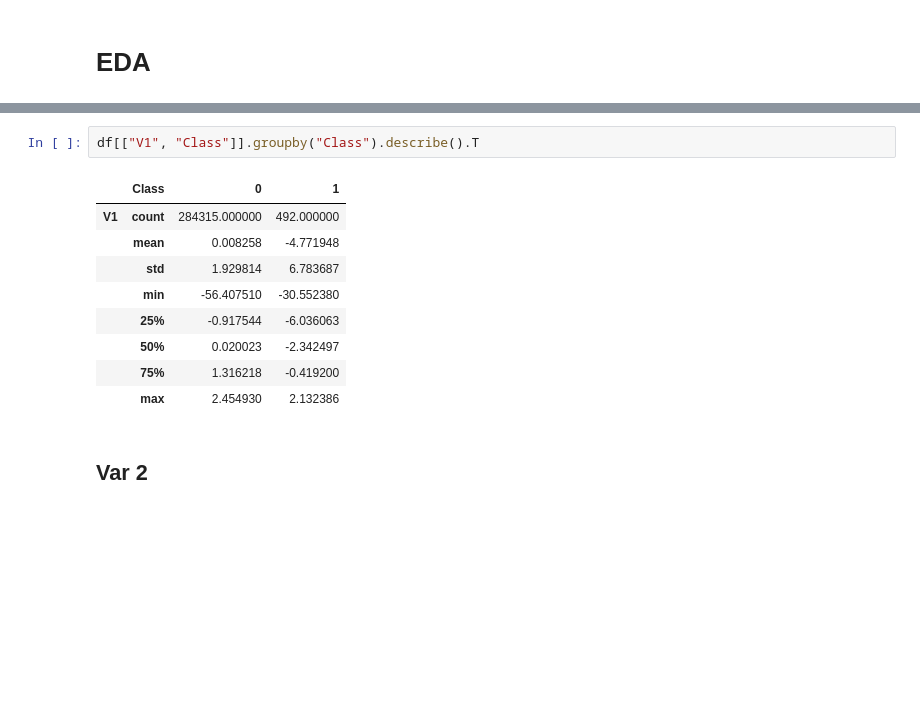
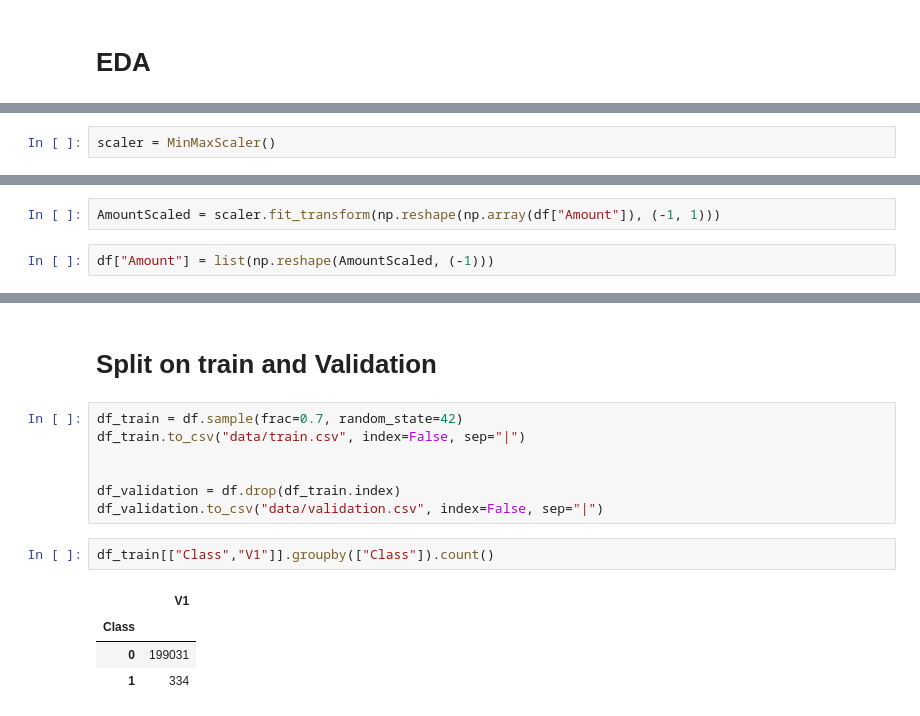
Before and after one commit to Vic16/MachineLearning_Projects, a Jupyter notebook: classification/CreditCard_FraudDetection/Credit Card Fraud Detection.ipynb, the cells around one changed output, grey strips where cells are left out. Cells and saved outputs as stored; diff of their text form; blank space fills up the shorter version.

```diff
--- a/classification/CreditCard_FraudDetection/Credit Card Fraud Detection.ipynb
+++ b/classification/CreditCard_FraudDetection/Credit Card Fraud Detection.ipynb
@@ -74,0 +153,2 @@ plotVars("V1", "Class", df)
+# %%
+scaler = MinMaxScaler()
@@ -74,0 +165,4 @@ plotVars("V1", "Class", df)
+# %%
+AmountScaled = scaler.fit_transform(np.reshape(np.array(df["Amount"]), (-1, 1)))
+# %%
+df["Amount"] = list(np.reshape(AmountScaled, (-1)))
@@ -75,14 +179,16 @@ plotVars("V1", "Class", df)
+# %% [markdown]
+# Split on train and Validation
+# %%
+df_train = df.sample(frac=0.7, random_state=42)
+df_train.to_csv("data/train.csv", index=False, sep="|")
+
+
+df_validation = df.drop(df_train.index)
+df_validation.to_csv("data/validation.csv", index=False, sep="|")
 # %%
-df[["V1", "Class"]].groupby("Class").describe().T
+df_train[["Class","V1"]].groupby(["Class"]).count()
 # %% [output]
-|  | Class | 0 | 1 |
-| V1 | count | 284315.000000 | 492.000000 |
-|  | mean | 0.008258 | -4.771948 |
-|  | std | 1.929814 | 6.783687 |
-|  | min | -56.407510 | -30.552380 |
-|  | 25% | -0.917544 | -6.036063 |
-|  | 50% | 0.020023 | -2.342497 |
-|  | 75% | 1.316218 | -0.419200 |
-|  | max | 2.454930 | 2.132386 |
+|  | V1 |
+| Class |  |
+| 0 | 199031 |
+| 1 | 334 |
-# %% [markdown]
-## Var 2
```
Also changed, not shown: parts of 21 cells of this notebook, 1 other file.
